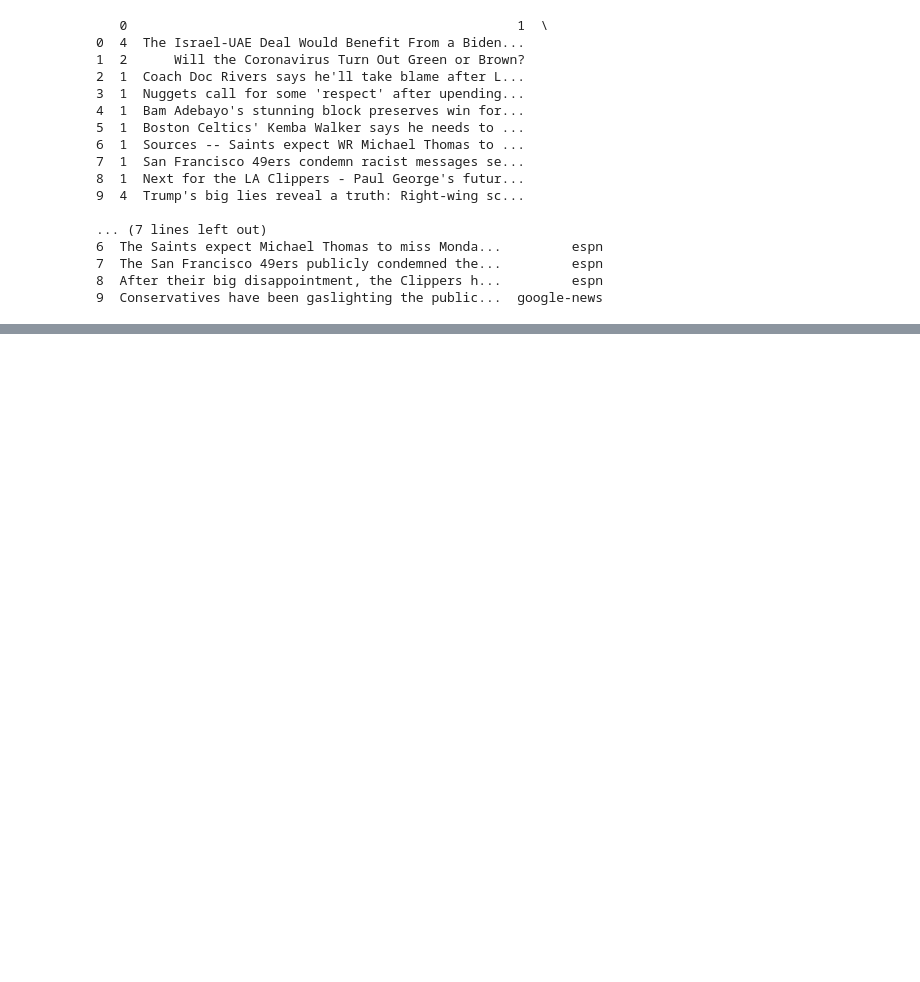
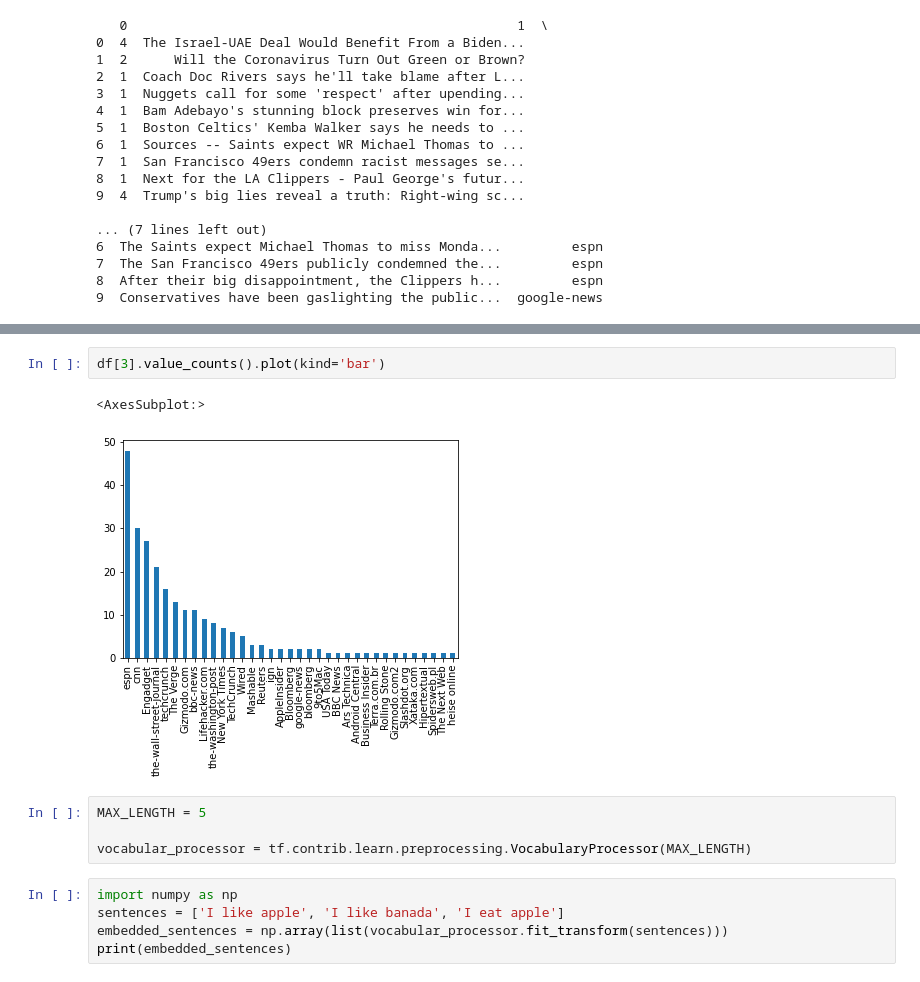
Before and after one commit to chriszhang0222/NewsRecommend, a Jupyter notebook: machine.ipynb, the cells around one changed output, grey strips where cells are left out. Drawn from its saved outputs; the diff is of its cells as text; blank space fills up the shorter version.

Commit message:
news source changed and machine learning model init

```diff
--- a/machine.ipynb
+++ b/machine.ipynb
@@ -29,0 +60,14 @@ print(df.head(10))
+# %%
+df[3].value_counts().plot(kind='bar')
+# %% [output]
+<AxesSubplot:>
+[figure, added]
+# %%
+MAX_LENGTH = 5
+
+vocabular_processor = tf.contrib.learn.preprocessing.VocabularyProcessor(MAX_LENGTH)
+# %%
+import numpy as np
+sentences = ['I like apple', 'I like banada', 'I eat apple']
+embedded_sentences = np.array(list(vocabular_processor.fit_transform(sentences)))
+print(embedded_sentences)
```
Also changed, not shown: parts of 7 cells of this notebook, 5 other files.
